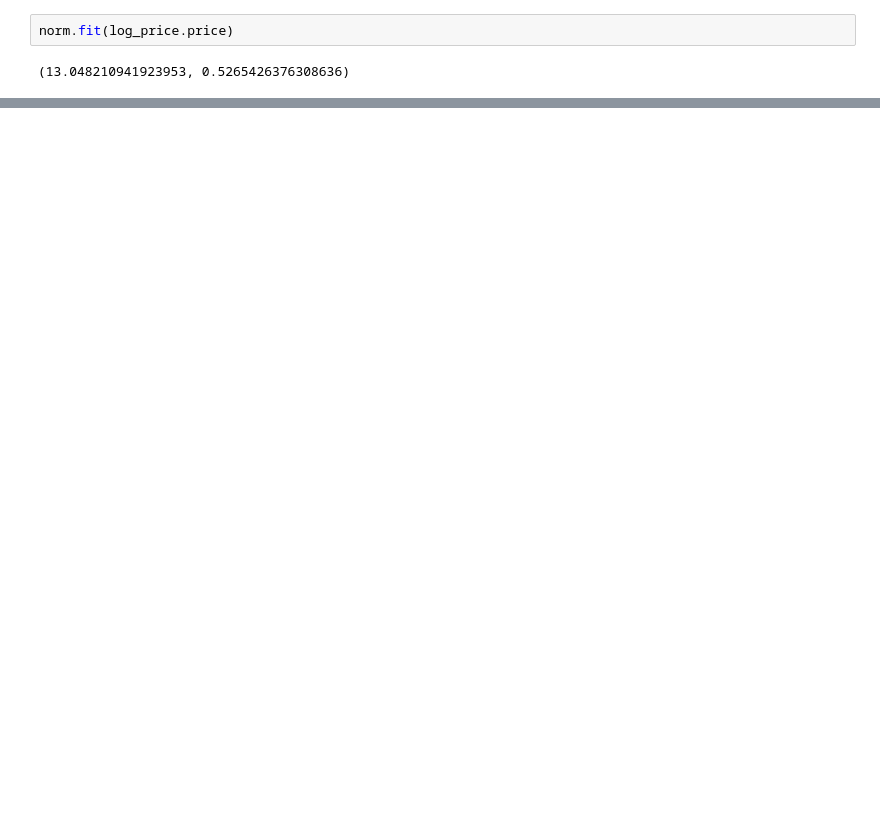
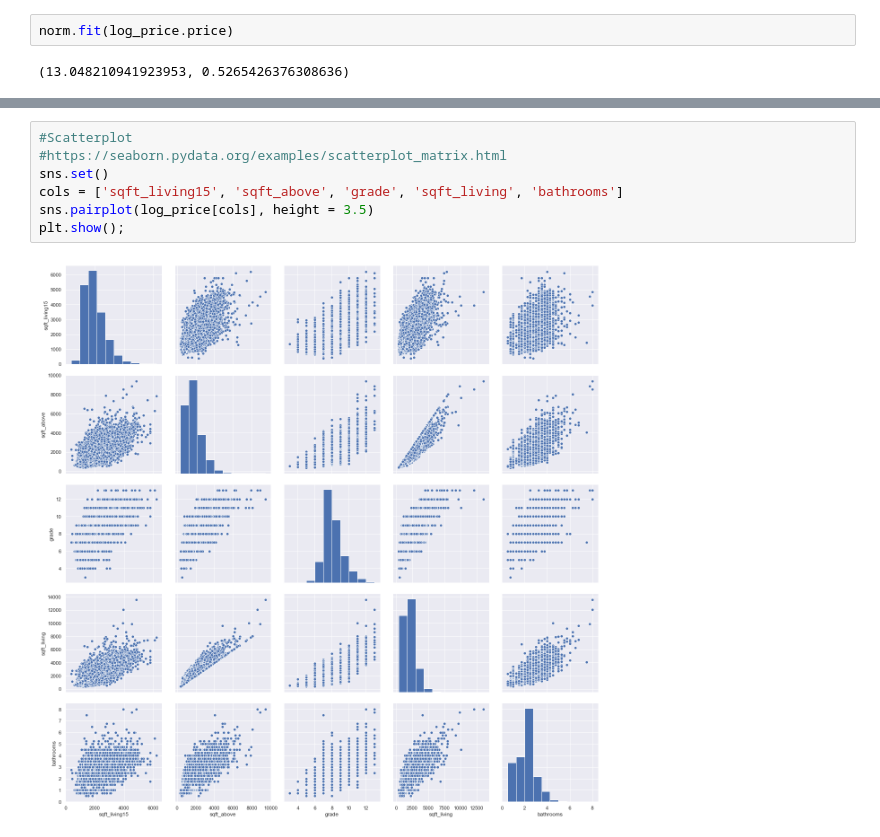
Before and after one commit to giorosati/dsc-1-final-project-online-ds-pt-100118, a Jupyter notebook: student.ipynb, the cells around one changed output, grey strips where cells are left out. Saved outputs shown, nothing was run; the diff lists cells and outputs as text; blank space fills up the shorter version.

```diff
--- a/student.ipynb
+++ b/student.ipynb
@@ -195,0 +239,9 @@ norm.fit(log_price.price)
+# %%
+#Scatterplot
+#https://seaborn.pydata.org/examples/scatterplot_matrix.html
+sns.set()
+cols = ['sqft_living15', 'sqft_above', 'grade', 'sqft_living', 'bathrooms']
+sns.pairplot(log_price[cols], height = 3.5)
+plt.show();
+# %% [output]
+[figure, added]
```
Also changed, not shown: parts of 9 cells of this notebook.
